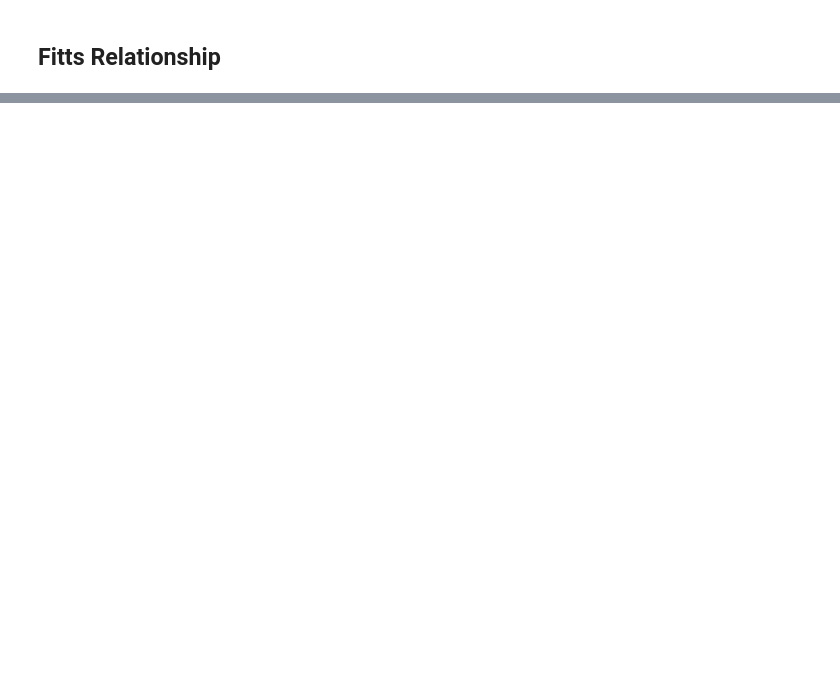
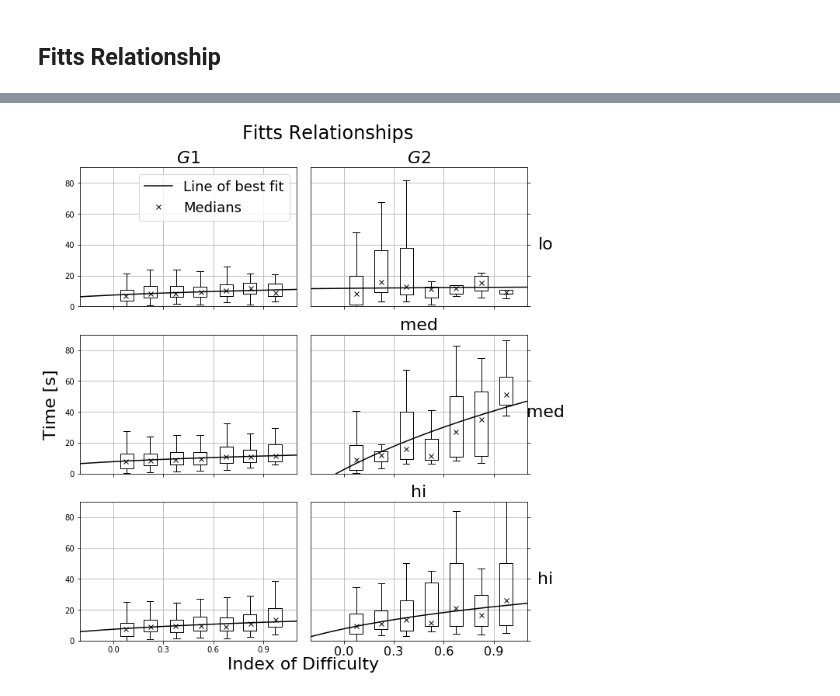
Before and after one commit to yassiezar/tba_audio_interface_paper, a Jupyter notebook: data_proc/target_search.ipynb, the cells around one changed output, grey strips where cells are left out. Cells and saved outputs as stored; diff of their text form; code cells hidden in the pictures; blank space fills up the shorter version.

Commit message:
Minor typo fixes, fixed todos, modified plot

```diff
--- a/data_proc/target_search.ipynb
+++ b/data_proc/target_search.ipynb
@@ -643,10 +752,10 @@ for test in tests.keys():
     tests[test].boxplot(timebox, positions=np.round(bins+step/2, 2), showfliers=False, medianprops=dict(linestyle=None, linewidth=0), widths=0.08)
     tests[test].plot(x, fopt[0]+fopt[1]*fitts_id(x, we), 'k', label='Line of best fit')
     tests[test].plot(bins+step/2, [np.median(t) if len(t) > 0 else 0 for t in timebox], 'kx', label='Medians')
-    tests[test].set_title(test, fontsize=22)
+    #tests[test].set_title(test, fontsize=22)
     tests[test].set_xticks(np.round(np.arange(0, 1, 0.3), 2))
     tests[test].grid()
-    tests[test].tick_params(axis='both', which='major', labelsize=16)
+
 tests = {'lo': ax[0, 1], 'med': ax[1, 1], 'hi': ax[2, 1]}
 
 for test in tests.keys():
@@ -688,6 +797,10 @@ for test in tests.keys():
     tests[test].set_xticks(np.round(np.arange(0, 1, 0.3), 2))
     tests[test].grid()
     tests[test].tick_params(axis='both', which='major', labelsize=16)
+    tests[test].yaxis.set_label_position('right')
+    tests[test].yaxis.tick_right()
+    tests[test].set_ylabel(test, fontsize=22, rotation=0, labelpad=24)
+    tests[test].tick_params(axis='both', which='major', labelsize=16)
 
 ax[0, 0].legend(fontsize=18)
 ax[0, 0].set_title(r'$G1$', fontsize=22)
@@ -708,3 +821,4 @@ plt.xlabel('Index of Difficulty', fontsize=22)
 f.text(0.55, 1.0, 'Fitts Relationships', ha='center', fontsize=24)
 f.tight_layout()
 plt.show()
+# %% [output]
@@ -711,3 +829,4 @@ plt.show()
+[figure, added]
 # %%
 tests = {'lo': 0, 'med': 0, 'hi': 0}
 x = np.arange(0, 2, 0.01)
```
Also changed, not shown: parts of 20 cells of this notebook, 3 other files.
